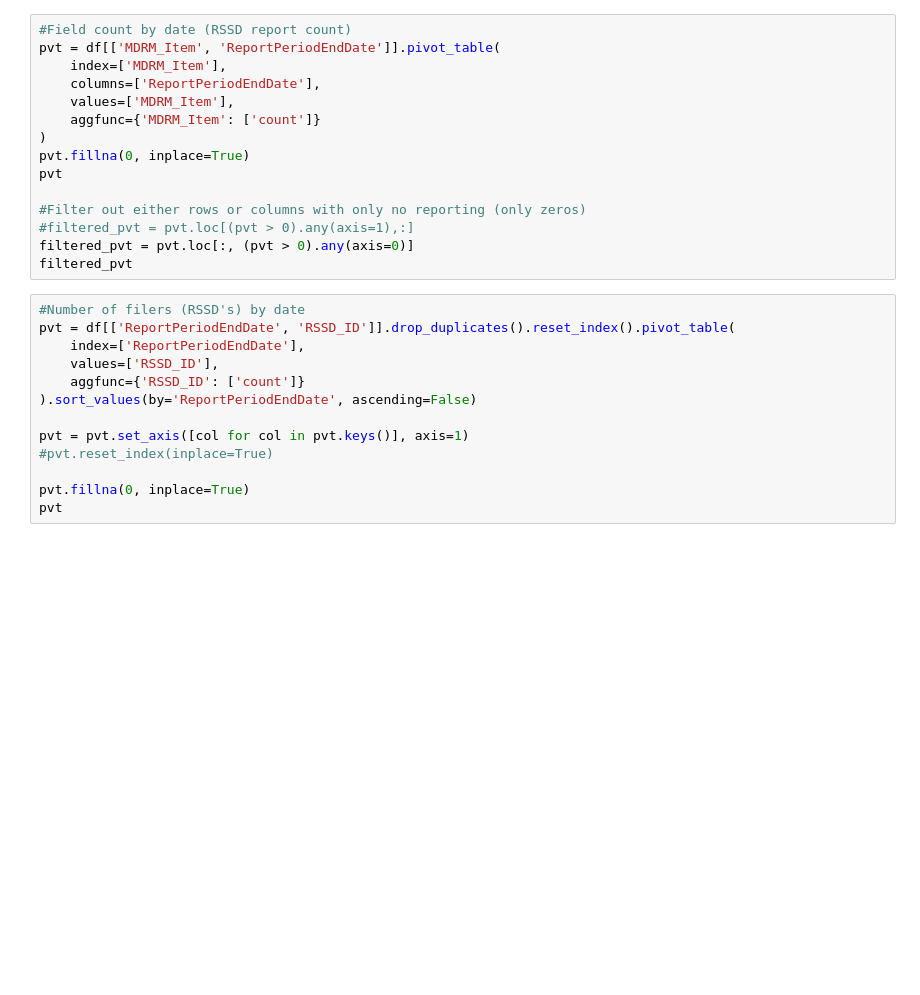
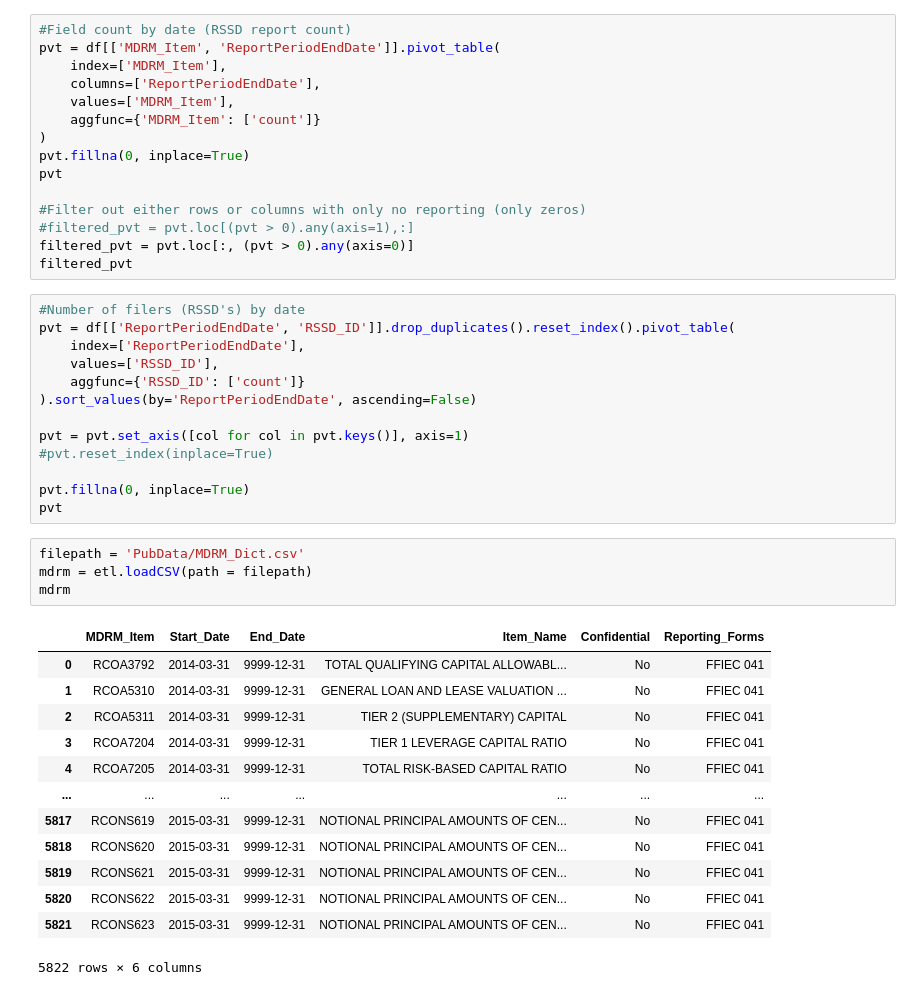
Before and after one commit to krisLB/ffiec-xbrl, a Jupyter notebook: main.ipynb, the cells around one changed output. Saved outputs shown, nothing was run; the diff lists cells and outputs as text; blank space fills up the shorter version.

```diff
--- a/main.ipynb
+++ b/main.ipynb
@@ -156,3 +160,21 @@ pvt = pvt.set_axis([col for col in pvt.keys()], axis=1)
 
 pvt.fillna(0, inplace=True)
 pvt
+# %%
+filepath = 'PubData/MDRM_Dict.csv'
+mdrm = etl.loadCSV(path = filepath)
+mdrm
+# %% [output]
+|  | MDRM_Item | Start_Date | End_Date | Item_Name | Confidential | Reporting_Forms |
+| 0 | RCOA3792 | 2014-03-31 | 9999-12-31 | TOTAL QUALIFYING CAPITAL ALLOWABL... | No | FFIEC 041 |
+| 1 | RCOA5310 | 2014-03-31 | 9999-12-31 | GENERAL LOAN AND LEASE VALUATION ... | No | FFIEC 041 |
+| 2 | RCOA5311 | 2014-03-31 | 9999-12-31 | TIER 2 (SUPPLEMENTARY) CAPITAL | No | FFIEC 041 |
+| 3 | RCOA7204 | 2014-03-31 | 9999-12-31 | TIER 1 LEVERAGE CAPITAL RATIO | No | FFIEC 041 |
+| 4 | RCOA7205 | 2014-03-31 | 9999-12-31 | TOTAL RISK-BASED CAPITAL RATIO | No | FFIEC 041 |
+| ... | ... | ... | ... | ... | ... | ... |
+| 5817 | RCONS619 | 2015-03-31 | 9999-12-31 | NOTIONAL PRINCIPAL AMOUNTS OF CEN... | No | FFIEC 041 |
+| 5818 | RCONS620 | 2015-03-31 | 9999-12-31 | NOTIONAL PRINCIPAL AMOUNTS OF CEN... | No | FFIEC 041 |
+| 5819 | RCONS621 | 2015-03-31 | 9999-12-31 | NOTIONAL PRINCIPAL AMOUNTS OF CEN... | No | FFIEC 041 |
+| 5820 | RCONS622 | 2015-03-31 | 9999-12-31 | NOTIONAL PRINCIPAL AMOUNTS OF CEN... | No | FFIEC 041 |
+| 5821 | RCONS623 | 2015-03-31 | 9999-12-31 | NOTIONAL PRINCIPAL AMOUNTS OF CEN... | No | FFIEC 041 |
+5822 rows × 6 columns
```
Also changed, not shown: parts of 15 cells of this notebook, 1 other file.
